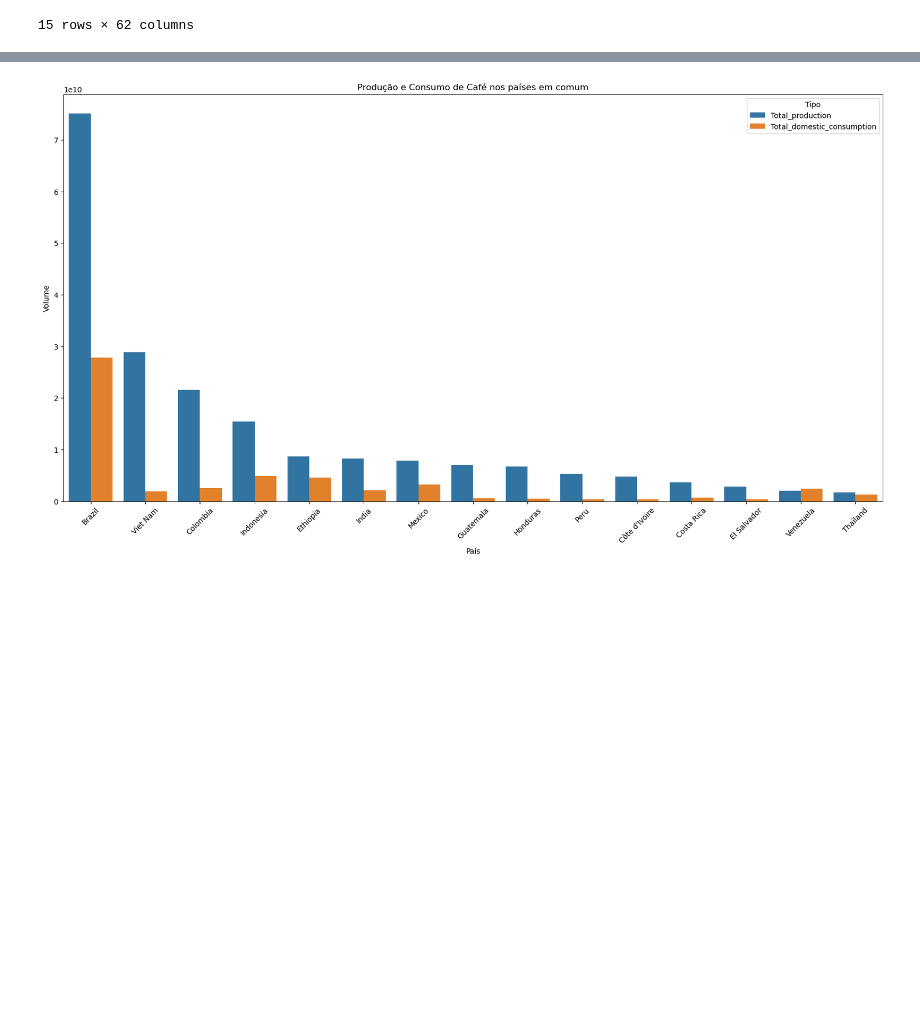
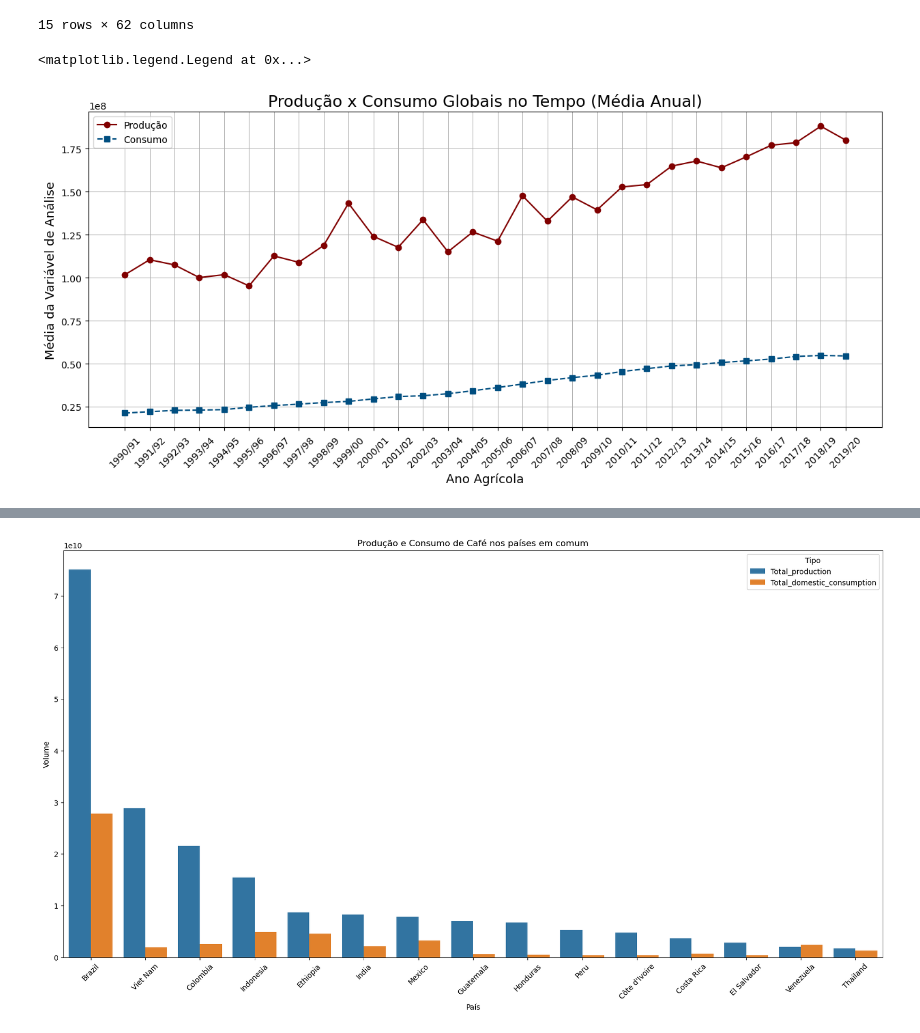
Before and after one commit to ladata-ufs/Cafezinho-G3, a Jupyter notebook: project.ipynb, the cells around one changed output, grey strips where cells are left out. Saved outputs shown, nothing was run; the diff lists cells and outputs as text; code cells hidden in the pictures; blank space fills up the shorter version.

```diff
--- a/project.ipynb
+++ b/project.ipynb
@@ -309,3 +307,30 @@ See the caveats in the documentation: https://pandas.pydata.org/pandas-docs/stab
+# %%
+## Gráfico de Evolução Global da Produção x Consumo
+
+# Coleta dos dados
+dados_producao = producao.loc[:, '1990/91':'2019/20']
+dados_consumo = consumo_domestico.drop(columns='Coffee type').loc[:, '1990/91':'2019/20']
+anos_labels = list(dados_producao.columns)
+
+#Criação da Figura
+fig, ax = plt.subplots(figsize=(15,6))
+
+
+# Plot produção
+plt.plot(anos_labels, dados_producao.mean(axis=0), label='Produção', marker='o', linestyle='-', color='#800000')
+# Plot consumo
+plt.plot(anos_labels, dados_consumo.mean(axis=0), label='Consumo', marker='s', linestyle='--', color="#004E80")
+
+# Customização
+plt.title('Produção x Consumo Globais no Tempo (Média Anual)', fontsize=17)
+plt.xlabel('Ano Agrícola', fontsize=13)
+plt.ylabel('Média da Variável de Análise', fontsize=13)
+plt.xticks(rotation=45)
+plt.grid(True, which='both', axis='both', linestyle='-', linewidth=0.7)
+plt.legend()
+# %% [output]
+<matplotlib.legend.Legend at 0x...>
+[figure, added]
 # %%
 ## Gráfico individual de evolução no país
 # Qual país será analisado?
```
Also changed, not shown: parts of 3 cells of this notebook.
